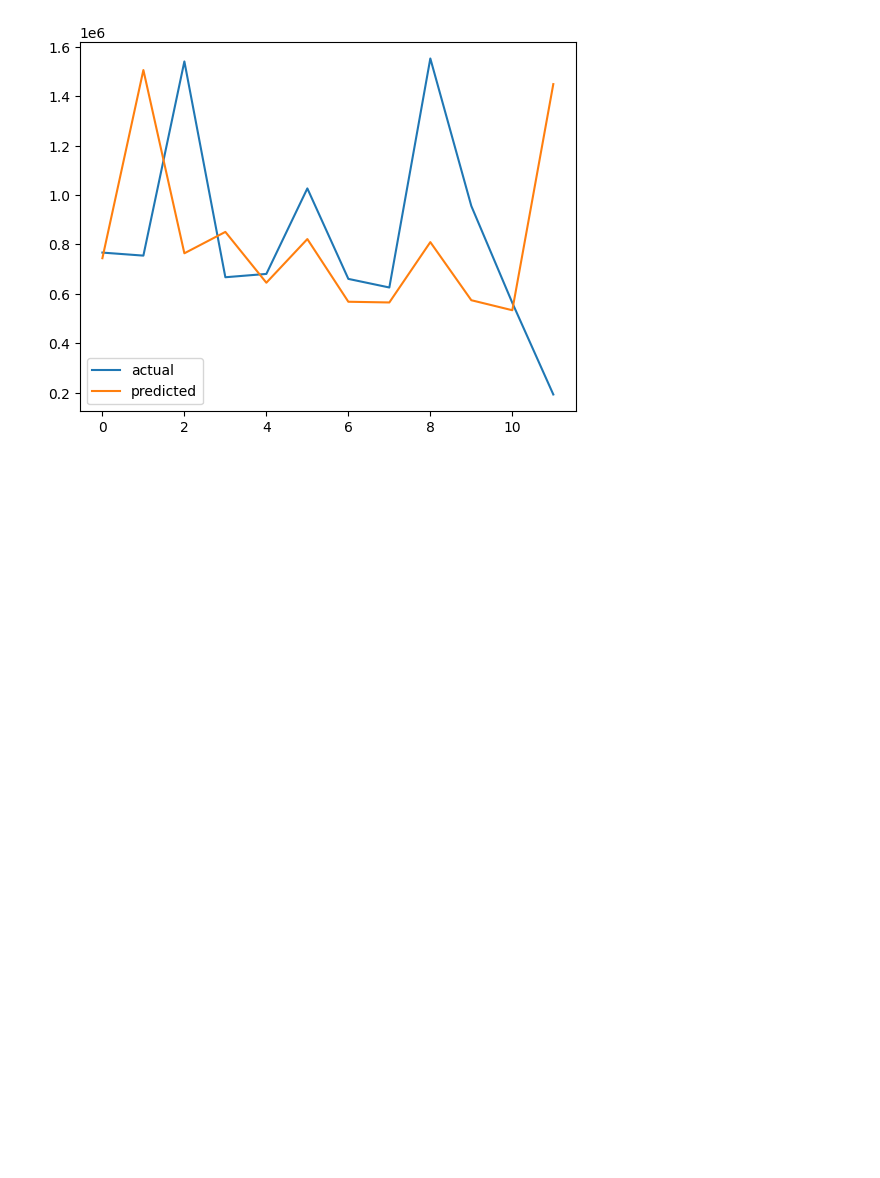
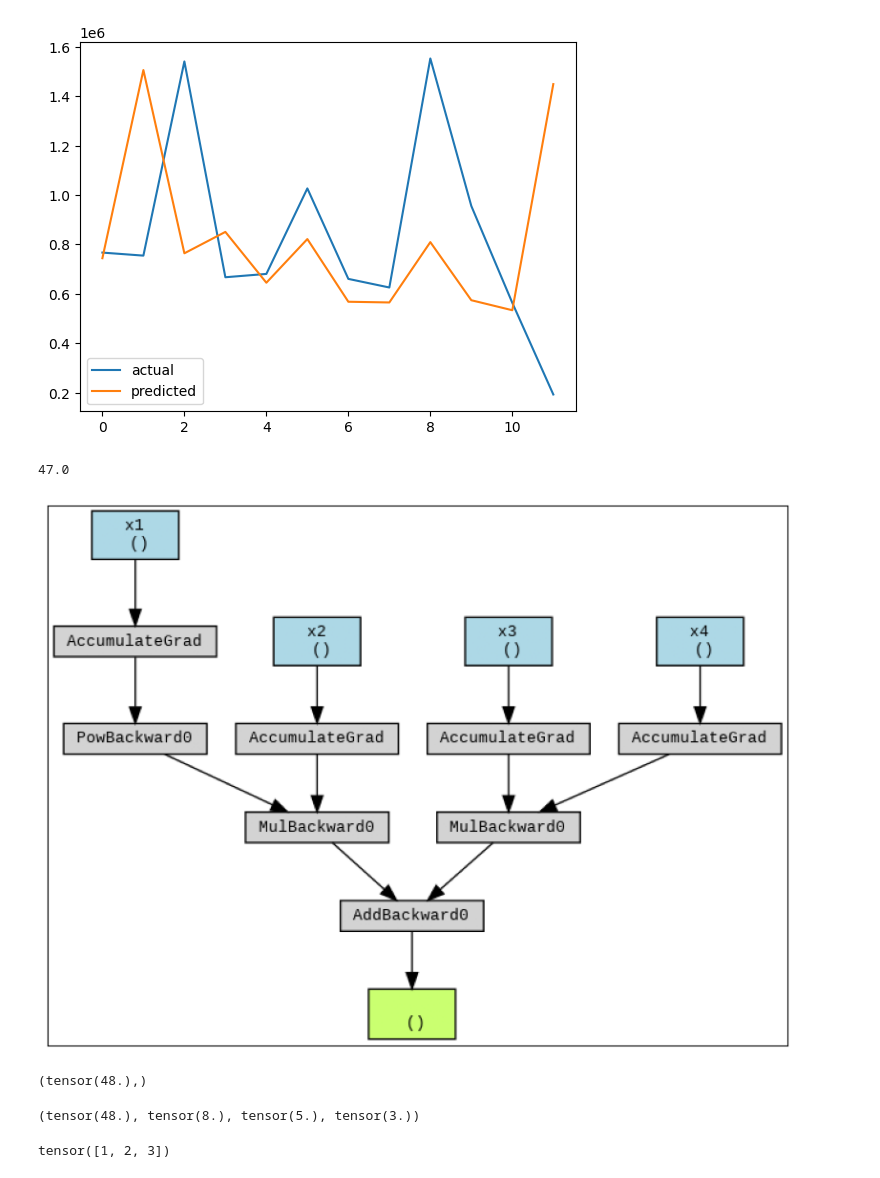
Before and after one commit to jorgeerodriguez/FinOps_AWS, a Jupyter notebook: TimeSeries_ML.ipynb, the cells around one changed output. Cells and saved outputs as stored; diff of their text form; code cells hidden in the pictures; blank space fills up the shorter version.

```diff
--- a/TimeSeries_ML.ipynb
+++ b/TimeSeries_ML.ipynb
@@ -394,7 +394,9 @@ from sklearn.preprocessing import MinMaxScaler
 from statsmodels.tsa.holtwinters import ExponentialSmoothing
 #import yfinance as yf
 # %%
-combined_df = pd.read_csv("combined.csv")
+#combined_df = pd.read_csv("combined.csv")
+f = path + ("/combined.csv")
+combined_df = pd.read_csv(f)
 df_dl_p =combined_df.copy()
 df_dl_p['Date_str'] = df_dl_p['Year'].apply(lambda x: str(x)) + "-" + df_dl_p['Month No'].apply(lambda x: str(x)) + "-01"
 df_dl_p['Date'] = pd.to_datetime(df_dl_p['Date_str'])
@@ -447,0 +452,21 @@ plt.legend()
+# %%
+def get_function(x1_val = 0, x2_val = 0, x3_val = 0, x4_val = 0):
+  # variables
+  x1 = torch.tensor(x1_val, requires_grad=True, dtype=torch.float32)
+  x2 = torch.tensor(x2_val, requires_grad=True, dtype=torch.float32)
+  x3 = torch.tensor(x3_val, requires_grad=True, dtype=torch.float32)
+  x4 = torch.tensor(x4_val, requires_grad=True, dtype=torch.float32)
+
+  # function
+  p1 = x1.pow(3)
+  m1 = p1 * x2
+  m2 = x3 * x4
+  f = m1 + m2
+  vars = {'x1':x1, 'x2':x2, 'x3':x3, 'x4':x4}
+  return f, vars
+# %%
+if __name__ == '__main__':
+  f, vars = get_function(x1_val = 2, x2_val = 4, x3_val = 3, x4_val = 5)
+  print(f.item())
+# %% [output]
+47.0
@@ -447,0 +479,11 @@ plt.legend()
+# %%
+f, params = get_function(x1_val = 2, x2_val = 4, x3_val = 3, x4_val = 5)
+make_dot(f, params=params).render("function", format="png")
+img = mpimg.imread('function.png')
+plt.figure(figsize=(10,10))
+plt.xticks([])
+plt.yticks([])
+imgplot = plt.imshow(img)
+plt.show()
+# %% [output]
+[figure, added]
@@ -447,0 +492,14 @@ plt.legend()
+# %%
+f, params = get_function(x1_val = 2, x2_val = 4, x3_val = 3, x4_val = 5)
+df_dx1 = grad(f, params['x1'])
+#df_dx2 = grad(f, params['x2'])
+print(df_dx1)
+#print(df_dx2)
+# %% [output]
+(tensor(48.),)
+# %%
+f, params = get_function(x1_val = 2, x2_val = 4, x3_val = 3, x4_val = 5)
+df_dx = grad(outputs=f, inputs=params.values())
+print(df_dx)
+# %% [output]
+(tensor(48.), tensor(8.), tensor(5.), tensor(3.))
@@ -447,0 +508,5 @@ plt.legend()
+# %%
+x = torch.tensor(data=[1, 2, 3])
+print(x)
+# %% [output]
+tensor([1, 2, 3])
```
Also changed, not shown: parts of 14 cells of this notebook.
